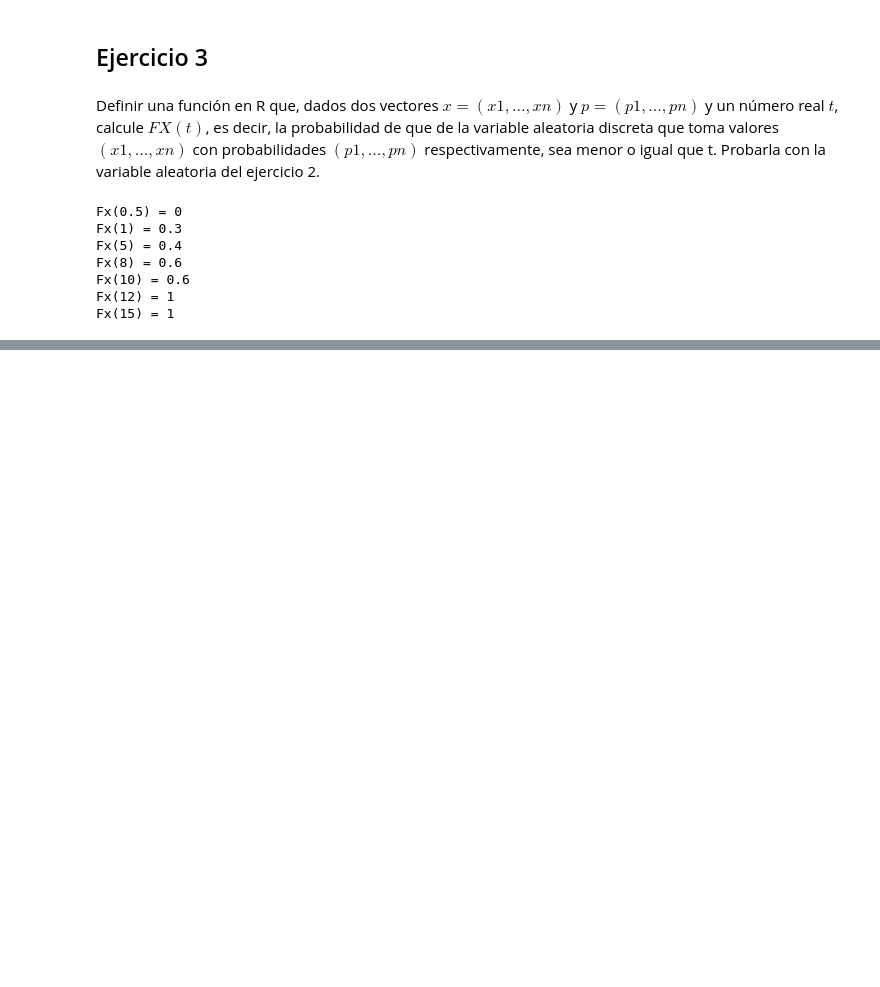
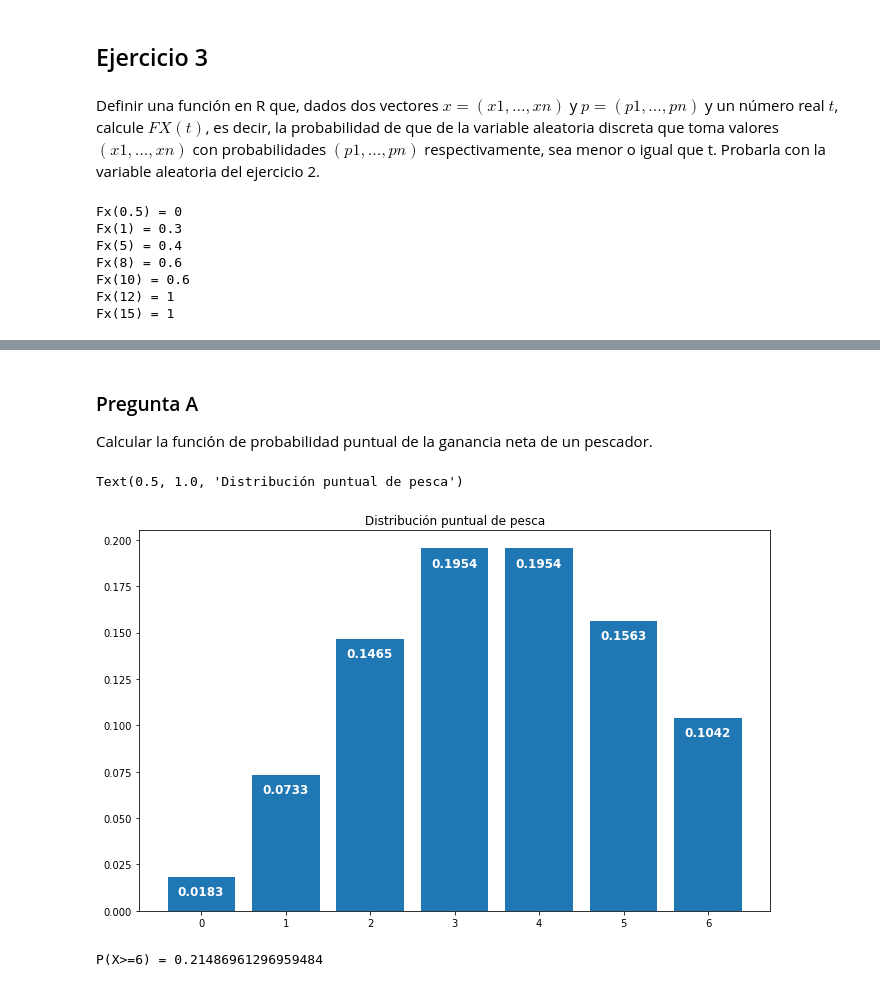
Before and after one commit to yagopajarino/uba-probayestadistica, a Jupyter notebook: Práctica 2.ipynb, the cells around one changed output, grey strips where cells are left out. Drawn from its saved outputs; the diff is of its cells as text; code cells hidden in the pictures; blank space fills up the shorter version.

```diff
--- a/Práctica 2.ipynb
+++ b/Práctica 2.ipynb
@@ -134,0 +504,7 @@ Fx(15) = 1
+# %%
+x = 0
+n = 0
+while x < 0.999:
+    print("Proba acumumulada a {} = {:.6f}".format(n, va.cdf(n)))
+    x += va.pmf(n)
+    n+=1
@@ -134,0 +562,20 @@ Fx(15) = 1
+# %% [markdown]
+### Pregunta A
+
+Calcular la función de probabilidad puntual de la ganancia neta de un pescador.
+# %%
+va = scipy.stats.poisson(4)
+fig, ax = plt.subplots(figsize=(11.32,7))
+for x in range(7):
+    ax.bar(x, va.pmf(x),color="#1f77b4")
+    ax.text(x-0.28, va.pmf(x) - 0.01, str(round(va.pmf(x),4)),color="White",fontsize=12,fontweight=900)
+ax.set_title("Distribución puntual de pesca")
+# %% [output]
+Text(0.5, 1.0, 'Distribución puntual de pesca')
+[figure, added]
+# %%
+# Pero al asignar a la ganancia, hay que tener en cuenta que a partir de 6 se gana lo mismo
+P6 = 1 - va.cdf(5)
+print("P(X>=6) = {}".format(P6))
+# %% [output]
+P(X>=6) = 0.21486961296959484
```
Also changed, not shown: parts of 122 cells of this notebook.
